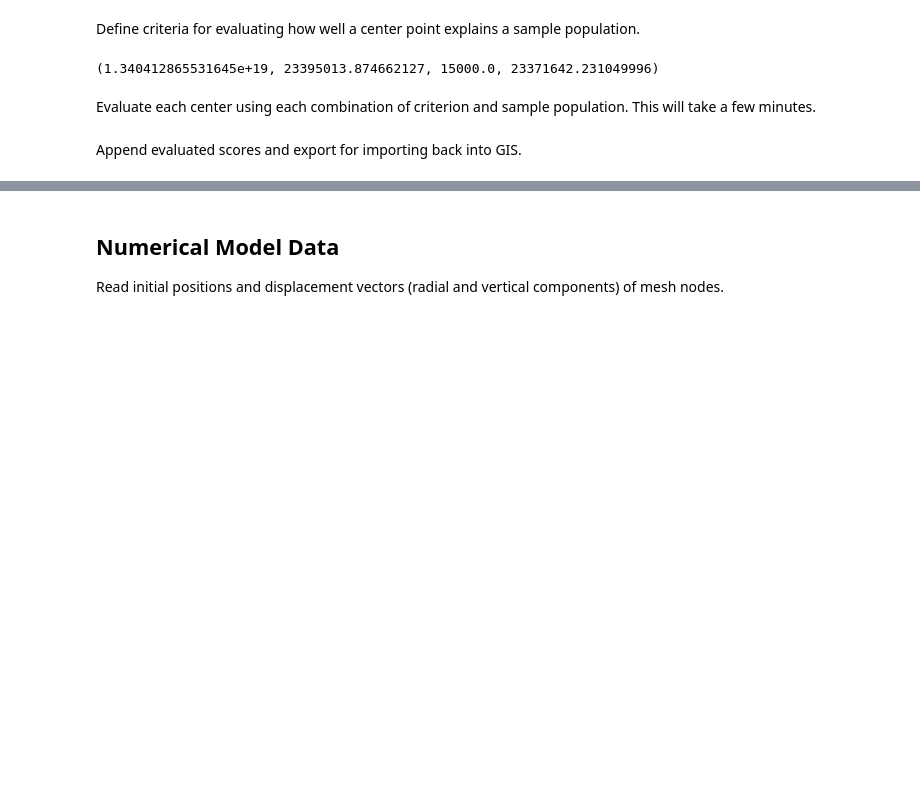
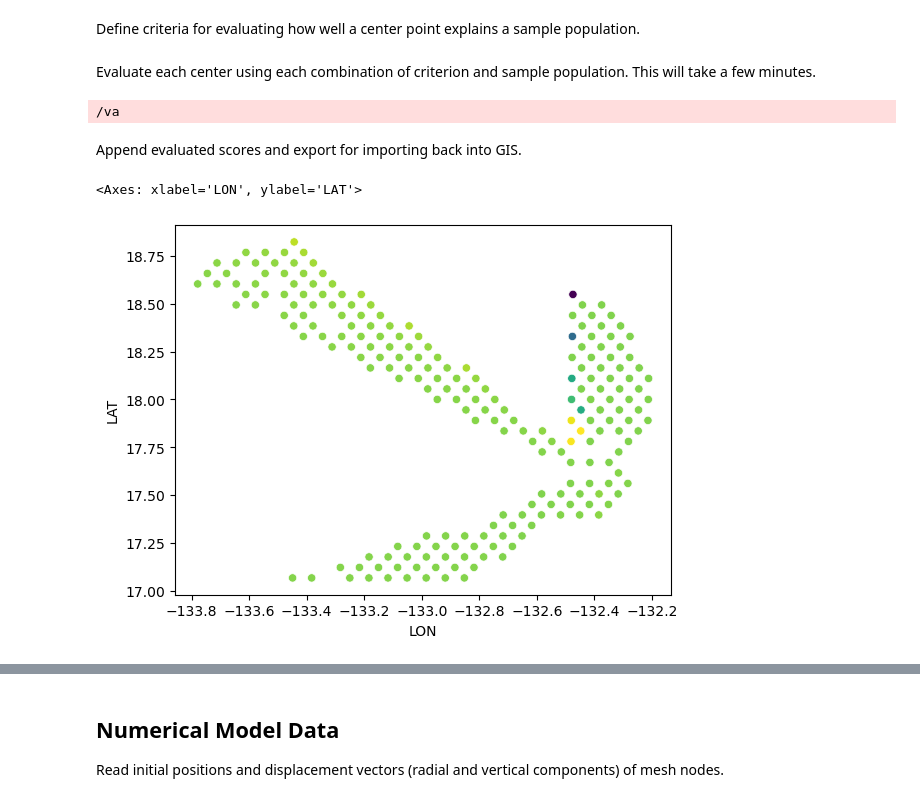
Before and after one commit to hernypeterson/thesis, a Jupyter notebook: code.ipynb, the cells around one changed output, grey strips where cells are left out. Drawn from its saved outputs; the diff is of its cells as text; code cells hidden in the pictures; blank space fills up the shorter version.

```diff
--- a/code.ipynb
+++ b/code.ipynb
@@ -214,7 +216,7 @@ pops = [
     # Population(('channel',)),
     # Population(name='SE', sIDs=SE),
     # Population(name='SE_SUB1', sIDs=SE_SUB1),
-    # Population(name='SE_SUB2', sIDs=SE_SUB2),
+    Population(name='SE_SUB2', sIDs=SE_SUB2),
     Population(name='SE_2', sIDs=SE_2),
 ]
 # %% [markdown]
@@ -274,21 +286,10 @@ criteria = [
 ]
-# %%
-# test_center = centers_calc[cID].data.loc[(pops[0].sIDs, pops[0].feature), :][centers_calc[cID].data['TILT'].notnull()]
-test_center = pd.DataFrame({'DIST': 100 * np.arange(100)})
-
-
-test_center['TILT'] = test_center.apply(
-    lambda row: mogi_tilt(row['DIST'], 3_000_000_000, 15_000), axis=1
-)
-
-mogi_curve_fit(test_center)
-# %% [output]
-(1.340412865531645e+19, 23395013.874662127, 15000.0, 23371642.231049996)
 # %% [markdown]
 Evaluate each center using each combination of criterion and sample population. This will take a few minutes.
 # %%
 def evaluate(center: Center, pop: Population, crit: Criterion):
-    return crit.func(center.data.loc[(pop.sIDs, pop.feature), :][center.data['TILT'].notnull()])
+    valid_subset = center.data.loc[(pop.sIDs, pop.feature), :][center.data['TILT'].notnull()]
+    return crit.func(valid_subset)
 
 
 scores = {}
@@ -308,6 +309,8 @@ for center in centers_calc:
                 for i in range(crit.num):
                     center_scores.append(np.nan)
     scores[center.cID] = center_scores
+# %% [output]
+/va
 # %% [markdown]
 Append evaluated scores and export for importing back into GIS.
 # %%
@@ -333,6 +336,12 @@ centers_eval = pd.concat((centers, center_scores), axis=1)
 centers_eval = centers_eval.loc[:, ~
                                 centers_eval.columns.duplicated()]  # type: ignore
 
+# replace inf with NaN to ensure export is still as numbers
+centers_eval = centers_eval.replace([np.inf, -np.inf], np.nan)
+
 centers_eval.to_csv('centers_eval.csv')
 # %%
-sns.scatterplot(data=centers_eval,x='LON',y='LAT',c=centers_eval['mogi_pv'])
+sns.scatterplot(data=centers_eval,x='LON',y='LAT',c=centers_eval['SE_2_d'])
+# %% [output]
+<Axes: xlabel='LON', ylabel='LAT'>
+[figure, added]
```
Also changed, not shown: parts of 3 cells of this notebook, 2 other files.
